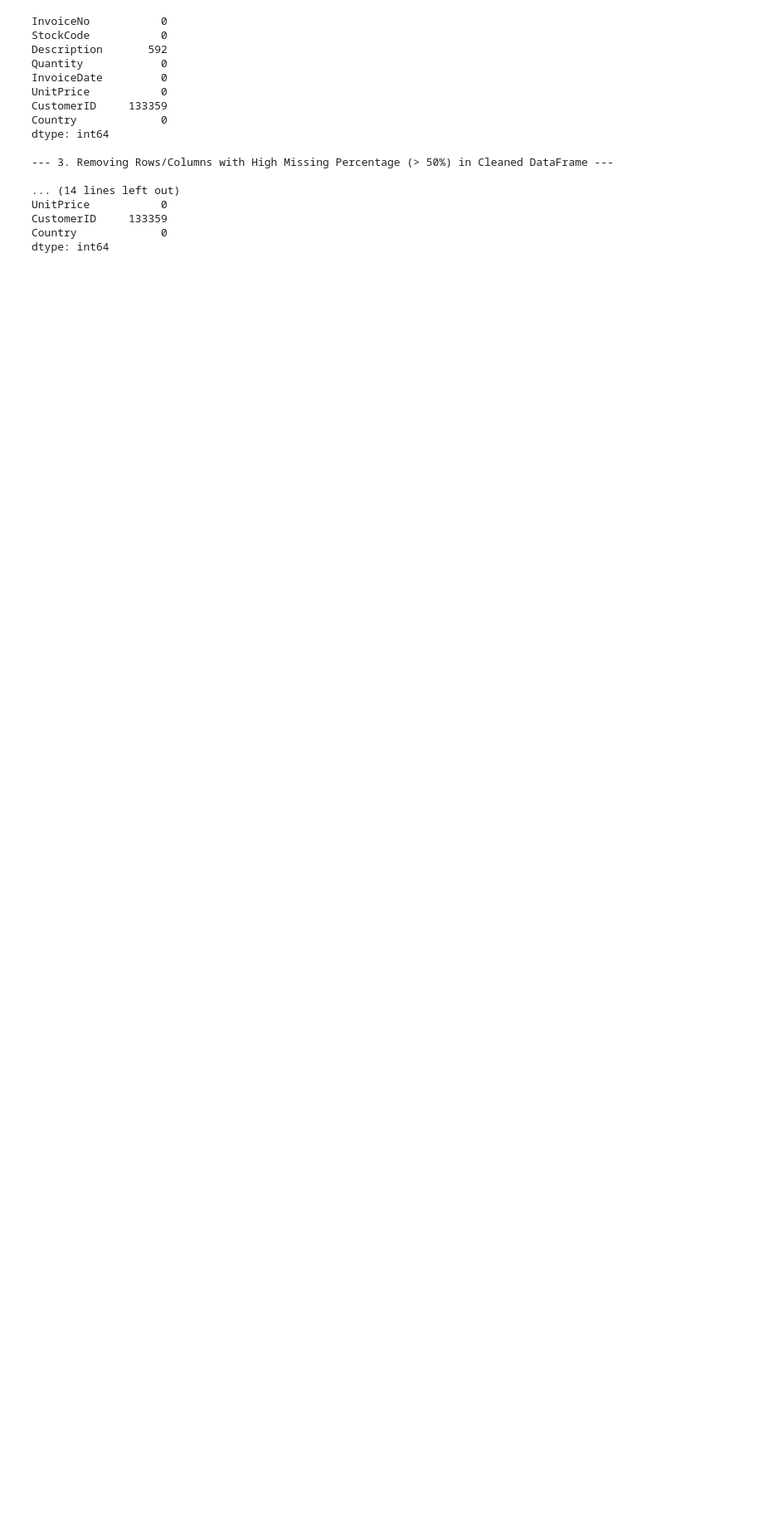
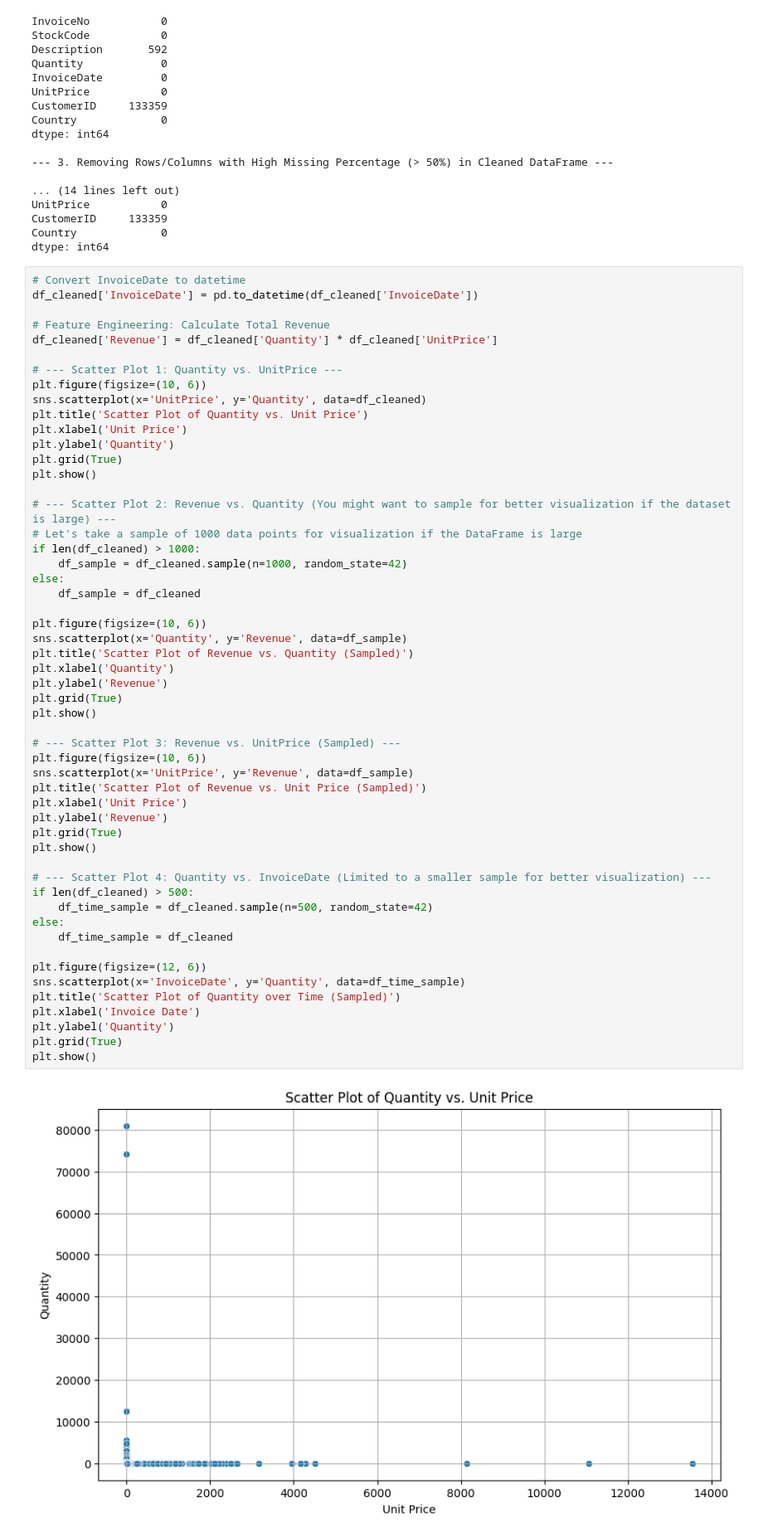
Before and after one commit to amrahmani/Marketing, a Jupyter notebook: AIMarketing_Ch1.ipynb, the cells around one changed output. Shown at 83% size. Cells and saved outputs as stored; diff of their text form; blank space fills up the shorter version.

```diff
--- a/AIMarketing_Ch1.ipynb
+++ b/AIMarketing_Ch1.ipynb
@@ -143,3 +143,58 @@ UnitPrice           0
 CustomerID     133359
 Country             0
 dtype: int64
+# %%
+# Convert InvoiceDate to datetime
+df_cleaned['InvoiceDate'] = pd.to_datetime(df_cleaned['InvoiceDate'])
+
+# Feature Engineering: Calculate Total Revenue
+df_cleaned['Revenue'] = df_cleaned['Quantity'] * df_cleaned['UnitPrice']
+
+# --- Scatter Plot 1: Quantity vs. UnitPrice ---
+plt.figure(figsize=(10, 6))
+sns.scatterplot(x='UnitPrice', y='Quantity', data=df_cleaned)
+plt.title('Scatter Plot of Quantity vs. Unit Price')
+plt.xlabel('Unit Price')
+plt.ylabel('Quantity')
+plt.grid(True)
+plt.show()
+
+# --- Scatter Plot 2: Revenue vs. Quantity (You might want to sample for better visualization if the dataset is large) ---
+# Let's take a sample of 1000 data points for visualization if the DataFrame is large
+if len(df_cleaned) > 1000:
+    df_sample = df_cleaned.sample(n=1000, random_state=42)
+else:
+    df_sample = df_cleaned
+
+plt.figure(figsize=(10, 6))
+sns.scatterplot(x='Quantity', y='Revenue', data=df_sample)
+plt.title('Scatter Plot of Revenue vs. Quantity (Sampled)')
+plt.xlabel('Quantity')
+plt.ylabel('Revenue')
+plt.grid(True)
+plt.show()
+
+# --- Scatter Plot 3: Revenue vs. UnitPrice (Sampled) ---
+plt.figure(figsize=(10, 6))
+sns.scatterplot(x='UnitPrice', y='Revenue', data=df_sample)
+plt.title('Scatter Plot of Revenue vs. Unit Price (Sampled)')
+plt.xlabel('Unit Price')
+plt.ylabel('Revenue')
+plt.grid(True)
+plt.show()
+
+# --- Scatter Plot 4: Quantity vs. InvoiceDate (Limited to a smaller sample for better visualization) ---
+if len(df_cleaned) > 500:
+    df_time_sample = df_cleaned.sample(n=500, random_state=42)
+else:
+    df_time_sample = df_cleaned
+
+plt.figure(figsize=(12, 6))
+sns.scatterplot(x='InvoiceDate', y='Quantity', data=df_time_sample)
+plt.title('Scatter Plot of Quantity over Time (Sampled)')
+plt.xlabel('Invoice Date')
+plt.ylabel('Quantity')
+plt.grid(True)
+plt.show()
+# %% [output]
+[figure, added]
```
Also changed, not shown: parts of 2 cells of this notebook.
